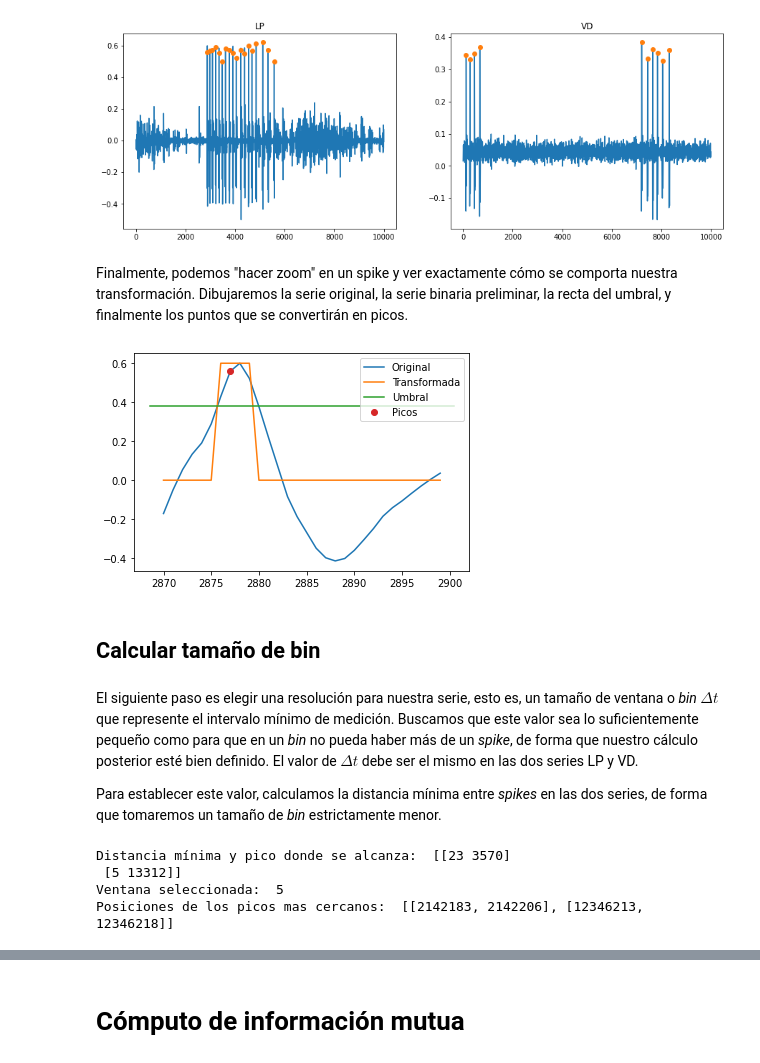
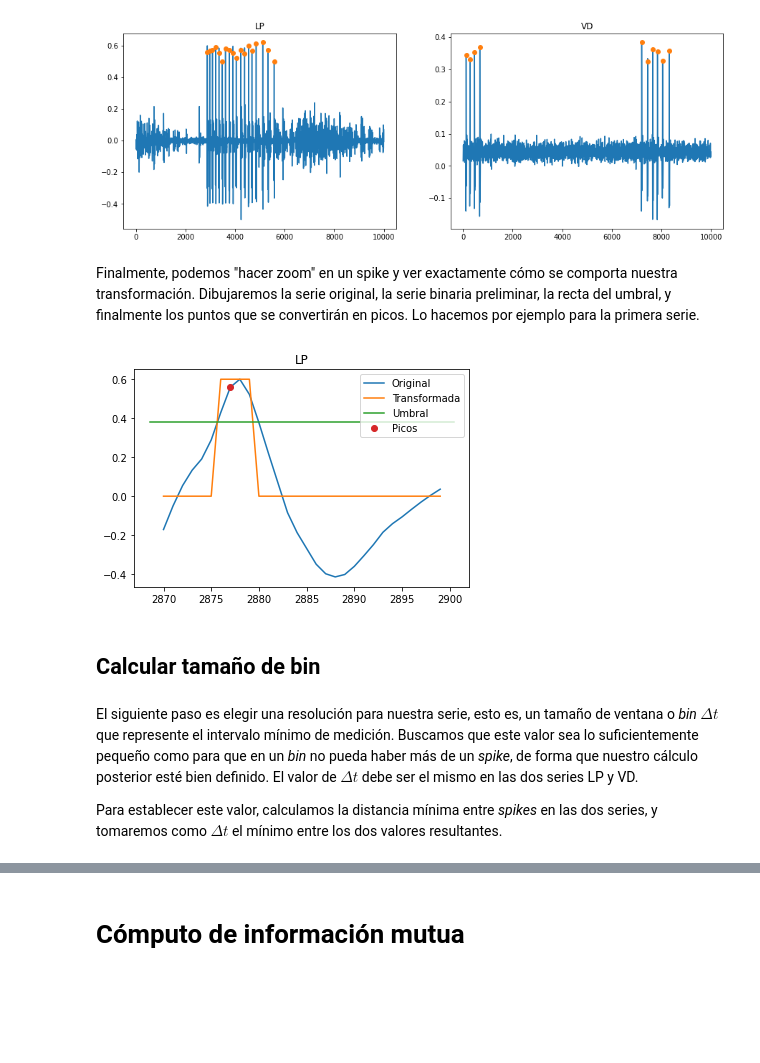
Before and after one commit to Ludvins/MCD_Practicas_TI, a Jupyter notebook: Practica.ipynb, the cells around one changed output, grey strips where cells are left out. Cells and saved outputs as stored; diff of their text form; code cells hidden in the pictures; blank space fills up the shorter version.

```diff
--- a/Practica.ipynb
+++ b/Practica.ipynb
@@ -183,34 +183,37 @@ compare_signal_and_peaks(trozoC[0:10000], get_peaks(trozoC_t[0:10000]))
 # %% [output]
 [figure]
 # %% [markdown]
-Finalmente, podemos "hacer zoom" en un spike y ver exactamente cómo se comporta nuestra transformación. Dibujaremos la serie original, la serie binaria preliminar, la recta del umbral, y finalmente los puntos que se convertirán en picos.
+Finalmente, podemos "hacer zoom" en un spike y ver exactamente cómo se comporta nuestra transformación. Dibujaremos la serie original, la serie binaria preliminar, la recta del umbral, y finalmente los puntos que se convertirán en picos. Lo hacemos por ejemplo para la primera serie.
 # %%
-def compare_signal_transformation_and_peaks(df, df_t, peaks, threshold, i, offset = 0):
-    """ Compara la i-ésima (i=0,1) señal original, la transformada, los
+def compare_signal_transformation_and_peaks(df, df_t, peaks, threshold, j, title, offset = 0):
+    """ Compara la j-ésima (j=0,1) señal original, la transformada, los
         picos encontrados y el umbral. Comienza en la posición 'offset'. """
 
     # Get peaks for each column
-    plt.plot(df.iloc[:, i], label = "Original")
-    plt.plot(df_t.iloc[:, i], label = "Transformada")
+    plt.plot(df.iloc[:, j], label = "Original")
+    plt.plot(df_t.iloc[:, j], label = "Transformada")
 
+    # Plot information
     xmin, xmax = plt.xlim()
-    plt.plot([xmin, xmax], 2 * [threshold[i]], label = "Umbral")
-    plt.plot(offset + peaks[i], df.iloc[peaks[i], i], "o", label = "Picos")
+    plt.plot([xmin, xmax], 2 * [threshold[j]], label = "Umbral")
+    plt.plot(offset + peaks[j], df.iloc[peaks[j], j], "o", label = "Picos")
+    plt.title(title)
     plt.legend()
     plt.show()
 # %%
 a = 2870
 b= 2900
 compare_signal_transformation_and_peaks(trozoC[a:b],
                                         trozoC_t[a:b] * trozoC[a:b].max(), # escalado
-                                        get_peaks(trozoC_t[a:b]), threshold, i = 0, offset = a)
+                                        get_peaks(trozoC_t[a:b]), threshold,
+                                        j = 0, title = "LP", offset = a)
 # %% [output]
-[figure, old version]
+[figure, new version]
 # %% [markdown]
 ## Calcular tamaño de bin
 # %% [markdown]
 El siguiente paso es elegir una resolución para nuestra serie, esto es, un tamaño de ventana o *bin* $\Delta t$ que represente el intervalo mínimo de medición. Buscamos que este valor sea lo suficientemente pequeño como para que en un *bin* no pueda haber más de un *spike*, de forma que nuestro cálculo posterior esté bien definido. El valor de $\Delta t$ debe ser el mismo en las dos series LP y VD.
 
-Para establecer este valor, calculamos la distancia mínima entre *spikes* en las dos series, de forma que tomaremos un tamaño de *bin* estrictamente menor.
+Para establecer este valor, calculamos la distancia mínima entre *spikes* en las dos series, y tomaremos como $\Delta t$ el mínimo entre los dos valores resultantes.
 # %%
 def min_distance_between_peaks(peaks):
@@ -222,15 +226,0 @@ def min_distance_between_peaks(peaks):
-# %%
-peaks = get_peaks(trozoC_t)
-min_dist = np.array([min_distance_between_peaks(a) for a in peaks], dtype = object)
-print("Distancia mínima y pico donde se alcanza: ", min_dist[:,0:2])
-window = min(min_dist[:,0])
-print("Ventana seleccionada: ", window)
-min_peak_position = min_dist[:,1]
-min_peak_position = [[peaks[idx][min_peak_position[idx]], peaks[idx][min_peak_position[idx]+1]]
-                     for idx in range(len(peaks))]
-print("Posiciones de los picos mas cercanos: ", min_peak_position)
-# %% [output]
-Distancia mínima y pico donde se alcanza:  [[23 3570]
- [5 13312]]
-Ventana seleccionada:  5
-Posiciones de los picos mas cercanos:  [[2142183, 2142206], [12346213, 12346218]]
```
Also changed, not shown: parts of 39 cells of this notebook.
